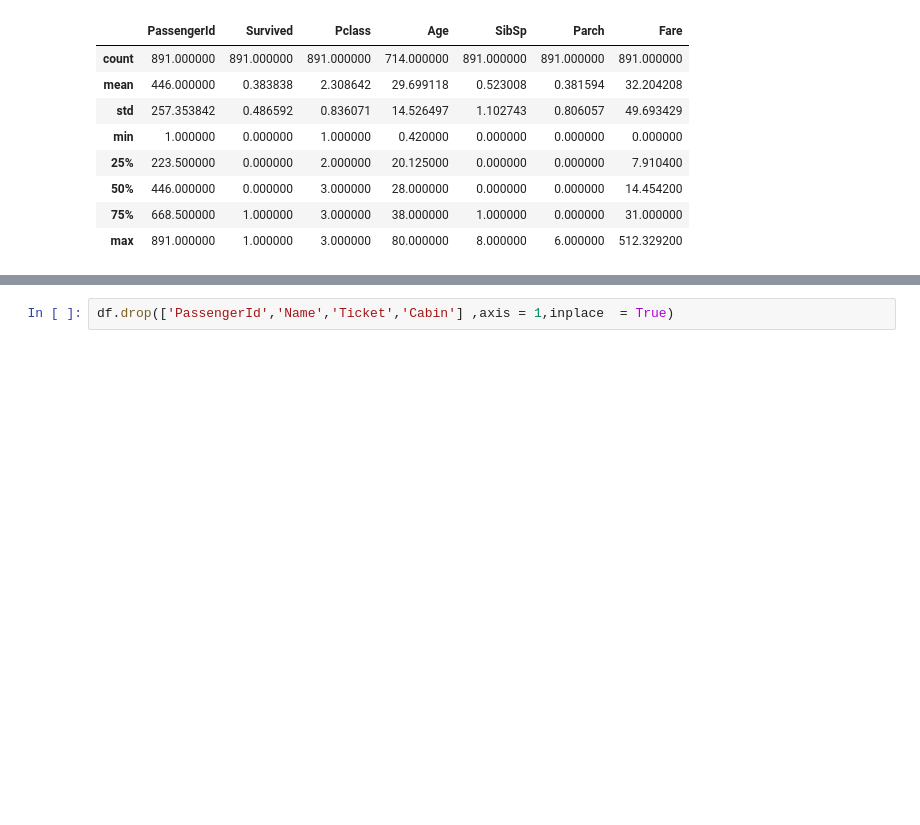
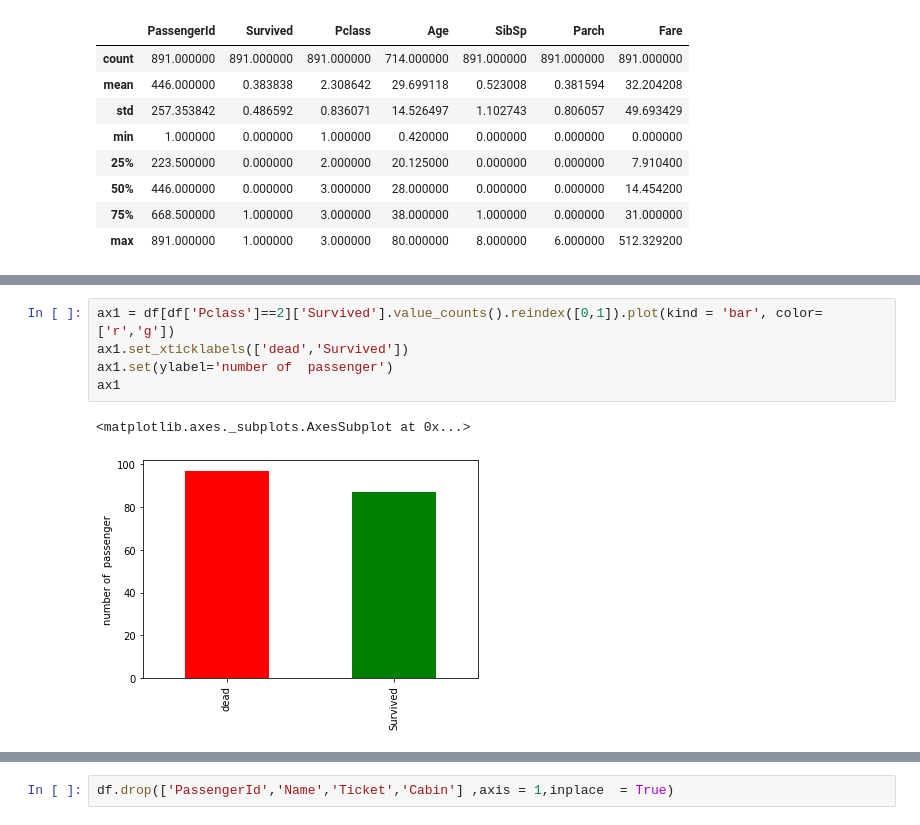
Before and after one commit to anmol9839/file, a Jupyter notebook: titanic.ipynb, the cells around one changed output, grey strips where cells are left out. Cells and saved outputs as stored; diff of their text form; blank space fills up the shorter version.

```diff
--- a/titanic.ipynb
+++ b/titanic.ipynb
@@ -50,0 +90,8 @@ df.head()
+# %%
+ax1 = df[df['Pclass']==2]['Survived'].value_counts().reindex([0,1]).plot(kind = 'bar', color=['r','g'])
+ax1.set_xticklabels(['dead','Survived'])
+ax1.set(ylabel='number of  passenger')
+ax1
+# %% [output]
+<matplotlib.axes._subplots.AxesSubplot at 0x...>
+[figure, added]
```
Also changed, not shown: parts of 12 cells of this notebook.
